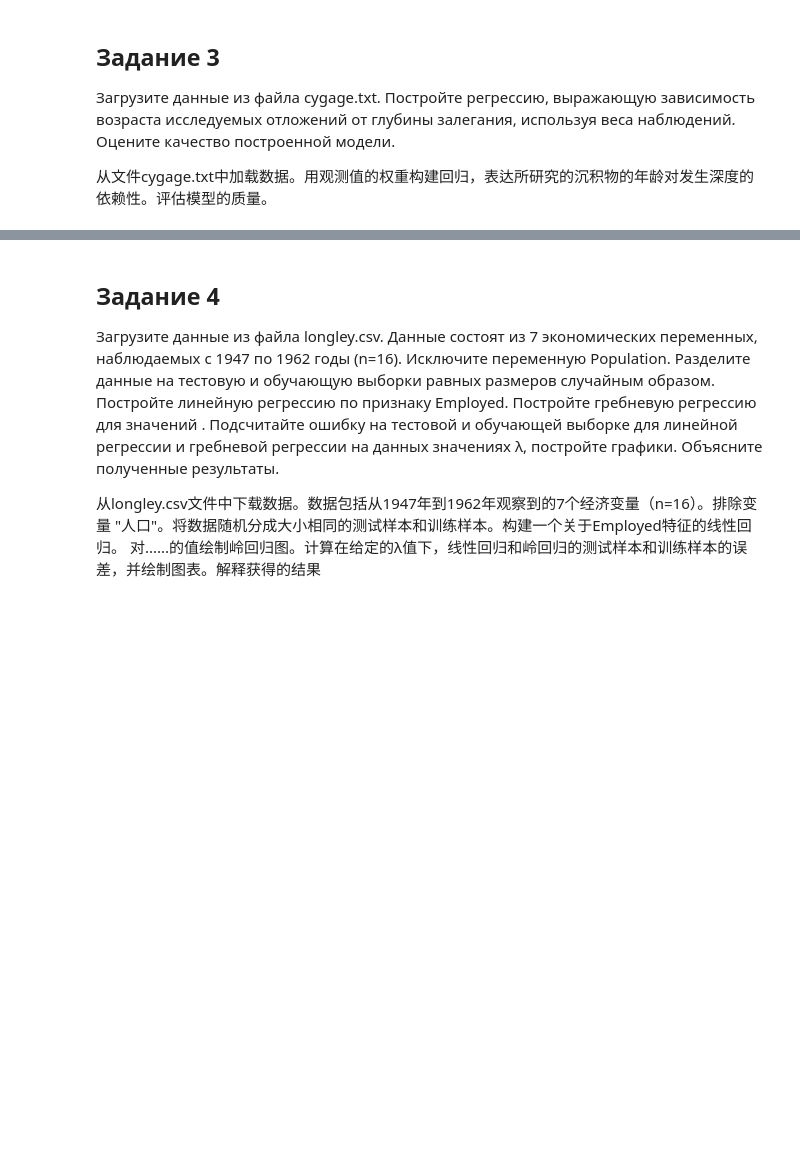
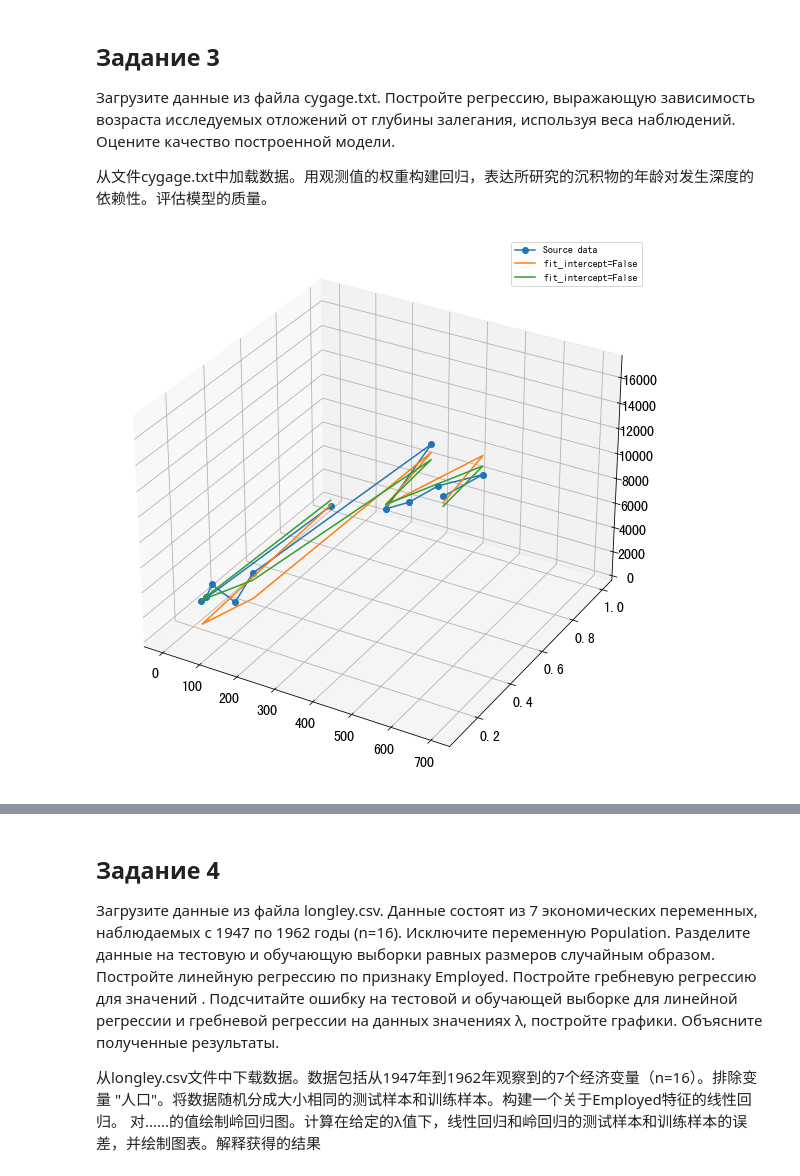
Before and after one commit to NekoSilverFox/Machine-learning, a Jupyter notebook: 150 - 回归算法 - SPbSTU - lab5/lab5 - 线性回归.ipynb, the cells around one changed output, grey strips where cells are left out. Cells and saved outputs as stored; diff of their text form; code cells hidden in the pictures; blank space fills up the shorter version.

```diff
--- a/150 - 回归算法 - SPbSTU - lab5/lab5 - 线性回归.ipynb
+++ b/150 - 回归算法 - SPbSTU - lab5/lab5 - 线性回归.ipynb
@@ -18,3 +121,34 @@
 Загрузите данные из файла cygage.txt. Постройте регрессию, выражающую зависимость возраста исследуемых отложений от глубины залегания, используя веса наблюдений. Оцените качество построенной модели.
 
 从文件cygage.txt中加载数据。用观测值的权重构建回归，表达所研究的沉积物的年龄对发生深度的依赖性。评估模型的质量。
+# %%
+import numpy as np
+import pandas as pd
+import matplotlib.pyplot as plt
+from sklearn.model_selection import train_test_split
+from sklearn.linear_model import LinearRegression
+from sklearn.metrics import mean_squared_error
+
+
+data = pd.read_csv('cygage.txt', sep='\t')
+
+estimator = LinearRegression(fit_intercept=False)
+estimator.fit(X=data.iloc[:, 1:], y=data['calAge'])
+data_intercept_on = data[:]
+data_intercept_on['calAge'] = estimator.predict(X=data.iloc[:, 1:])
+
+estimator = LinearRegression(fit_intercept=True)
+estimator.fit(X=data.iloc[:, 1:], y=data['calAge'])
+data_intercept_off = data[:]
+data_intercept_off['calAge'] = estimator.predict(X=data.iloc[:, 1:])
+
+plt.figure(figsize=(10, 10))
+ax = plt.axes(projection='3d')
+ax.plot3D(data['Depth'], data['Weight'], data['calAge'], marker='o', label='Source data')
+ax.plot3D(data_intercept_on['Depth'], data_intercept_on['Weight'], data_intercept_on['calAge'], label='fit_intercept=False')
+ax.plot3D(data_intercept_off['Depth'], data_intercept_off['Weight'], data_intercept_off['calAge'], label='fit_intercept=False')
+plt.legend()
+plt.tick_params(labelsize=14)
+plt.show()
+# %% [output]
+[figure, added]
```
Also changed, not shown: parts of 5 cells of this notebook, 1 other file.
